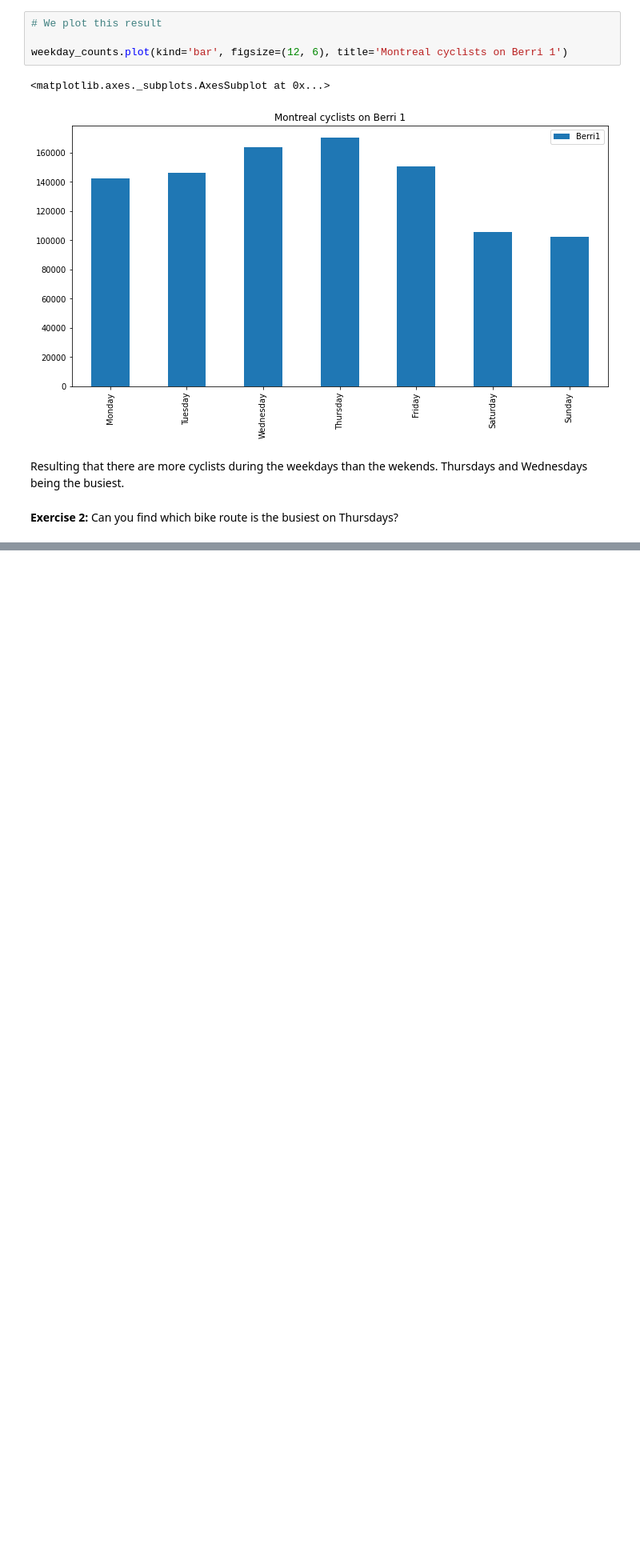
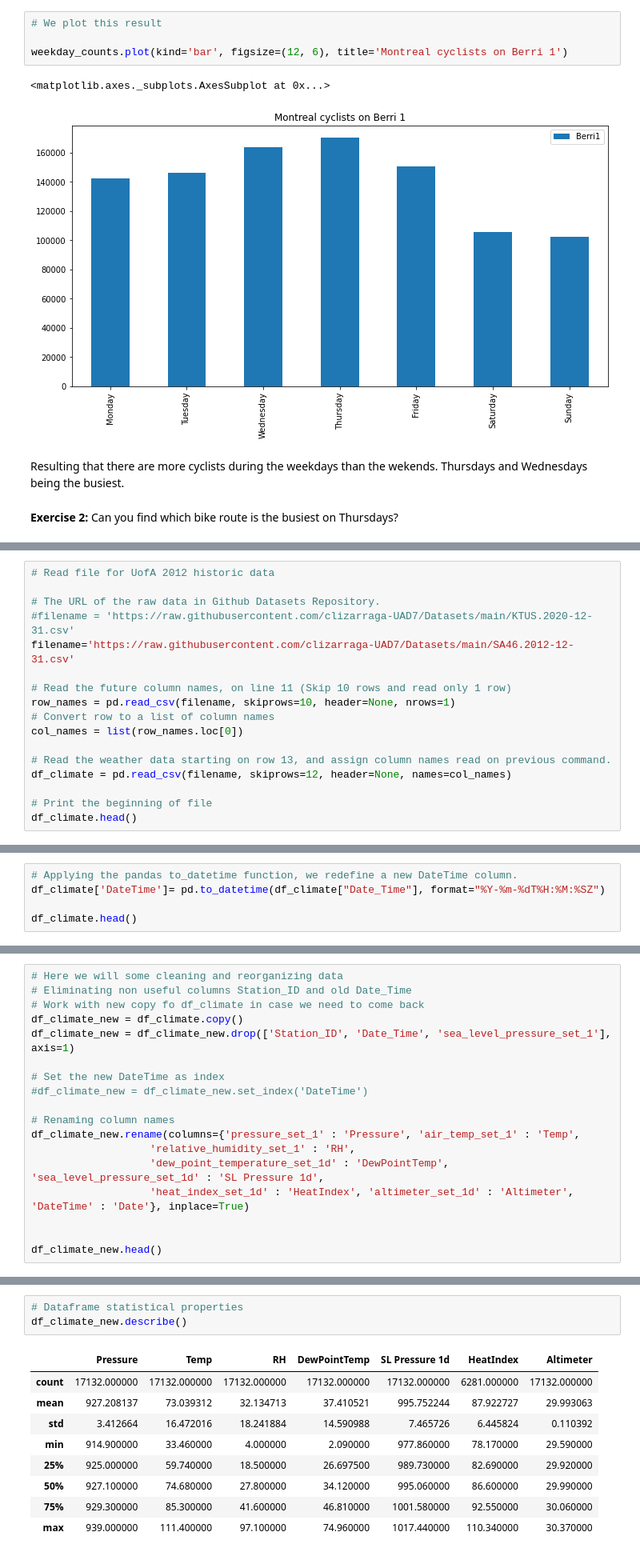
Before and after one commit to clizarraga-UAD7/Notebooks, a Jupyter notebook: PandasIntro.ipynb, the cells around one changed output, grey strips where cells are left out. Shown at 80% size. Saved outputs shown, nothing was run; the diff lists cells and outputs as text; blank space fills up the shorter version.

```diff
--- a/PandasIntro.ipynb
+++ b/PandasIntro.ipynb
@@ -532,0 +688,17 @@ Resulting that there are more cyclists during the weekdays than the wekends. Thu
+# %%
+# Read file for UofA 2012 historic data
+
+# The URL of the raw data in Github Datasets Repository.
+#filename = 'https://raw.githubusercontent.com/clizarraga-UAD7/Datasets/main/KTUS.2020-12-31.csv'
+filename='https://raw.githubusercontent.com/clizarraga-UAD7/Datasets/main/SA46.2012-12-31.csv'
+
+# Read the future column names, on line 11 (Skip 10 rows and read only 1 row)
+row_names = pd.read_csv(filename, skiprows=10, header=None, nrows=1)
+# Convert row to a list of column names
+col_names = list(row_names.loc[0])
+
+# Read the weather data starting on row 13, and assign column names read on previous command.
+df_climate = pd.read_csv(filename, skiprows=12, header=None, names=col_names)
+
+# Print the beginning of file
+df_climate.head()
@@ -532,0 +760,5 @@ Resulting that there are more cyclists during the weekdays than the wekends. Thu
+# %%
+# Applying the pandas to_datetime function, we redefine a new DateTime column.
+df_climate['DateTime']= pd.to_datetime(df_climate["Date_Time"], format="%Y-%m-%dT%H:%M:%SZ")
+
+df_climate.head()
@@ -532,0 +818,18 @@ Resulting that there are more cyclists during the weekdays than the wekends. Thu
+# %%
+# Here we will some cleaning and reorganizing data
+# Eliminating non useful columns Station_ID and old Date_Time
+# Work with new copy fo df_climate in case we need to come back
+df_climate_new = df_climate.copy()
+df_climate_new = df_climate_new.drop(['Station_ID', 'Date_Time', 'sea_level_pressure_set_1'], axis=1)
+
+# Set the new DateTime as index
+#df_climate_new = df_climate_new.set_index('DateTime')
+
+# Renaming column names
+df_climate_new.rename(columns={'pressure_set_1' : 'Pressure', 'air_temp_set_1' : 'Temp',
+                   'relative_humidity_set_1' : 'RH',
+                   'dew_point_temperature_set_1d' : 'DewPointTemp', 'sea_level_pressure_set_1d' : 'SL Pressure 1d',
+                   'heat_index_set_1d' : 'HeatIndex', 'altimeter_set_1d' : 'Altimeter', 'DateTime' : 'Date'}, inplace=True)
+
+
+df_climate_new.head()
@@ -532,0 +843,13 @@ Resulting that there are more cyclists during the weekdays than the wekends. Thu
+# %%
+# Dataframe statistical properties
+df_climate_new.describe()
+# %% [output]
+|  | Pressure | Temp | RH | DewPointTemp | SL Pressure 1d | HeatIndex | Altimeter |
+| count | 17132.000000 | 17132.000000 | 17132.000000 | 17132.000000 | 17132.000000 | 6281.000000 | 17132.000000 |
+| mean | 927.208137 | 73.039312 | 32.134713 | 37.410521 | 995.752244 | 87.922727 | 29.993063 |
+| std | 3.412664 | 16.472016 | 18.241884 | 14.590988 | 7.465726 | 6.445824 | 0.110392 |
+| min | 914.900000 | 33.460000 | 4.000000 | 2.090000 | 977.860000 | 78.170000 | 29.590000 |
+| 25% | 925.000000 | 59.740000 | 18.500000 | 26.697500 | 989.730000 | 82.690000 | 29.920000 |
+| 50% | 927.100000 | 74.680000 | 27.800000 | 34.120000 | 995.060000 | 86.600000 | 29.990000 |
+| 75% | 929.300000 | 85.300000 | 41.600000 | 46.810000 | 1001.580000 | 92.550000 | 30.060000 |
+| max | 939.000000 | 111.400000 | 97.100000 | 74.960000 | 1017.440000 | 110.340000 | 30.370000 |
```
Also changed, not shown: parts of 38 cells of this notebook.
